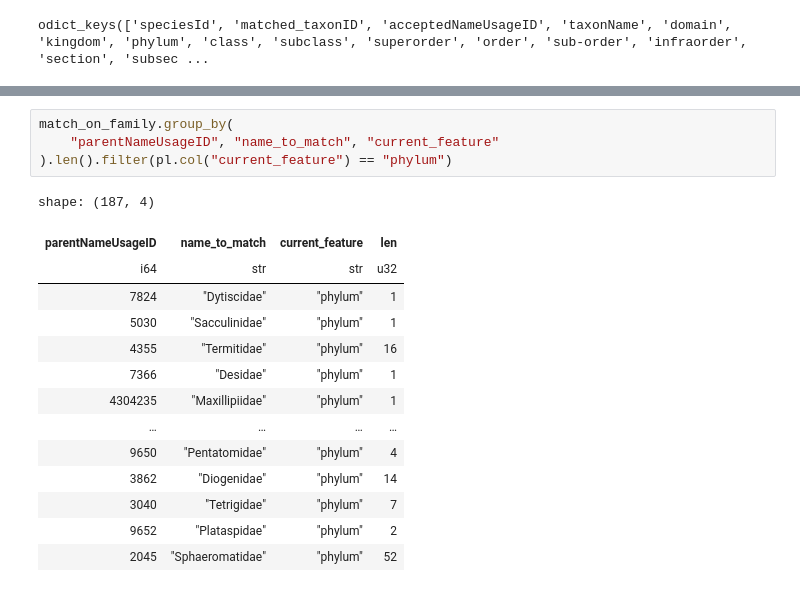
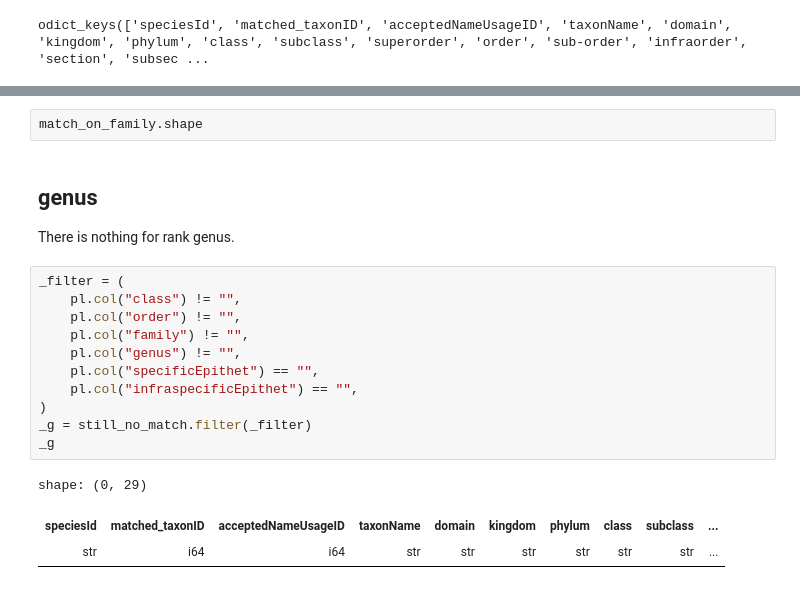
Before and after one commit to roberthobblebottom/lkcnhm_data_wrangling, a Jupyter notebook: __marimo__/more R translation.ipynb, the cells around one changed output, grey strips where cells are left out. Drawn from its saved outputs; the diff is of its cells as text.

```diff
--- a/__marimo__/more R translation.ipynb
+++ b/__marimo__/more R translation.ipynb
@@ -634,19 +531,21 @@ match_on_family = (
+# %%
+match_on_family.shape
+# %% [markdown]
+## genus
+
+There is nothing for rank genus.
 # %%
-match_on_family.group_by(
-    "parentNameUsageID", "name_to_match", "current_feature"
-).len().filter(pl.col("current_feature") == "phylum")
+_filter = (
+    pl.col("class") != "",
+    pl.col("order") != "",
+    pl.col("family") != "",
+    pl.col("genus") != "",
+    pl.col("specificEpithet") == "",
+    pl.col("infraspecificEpithet") == "",
+)
+_g = still_no_match.filter(_filter)
+_g
 # %% [output]
-shape: (187, 4)
+shape: (0, 29)
-| parentNameUsageID | name_to_match | current_feature | len |
-| i64 | str | str | u32 |
-| 7824 | "Dytiscidae" | "phylum" | 1 |
-| 5030 | "Sacculinidae" | "phylum" | 1 |
-| 4355 | "Termitidae" | "phylum" | 16 |
-| 7366 | "Desidae" | "phylum" | 1 |
-| 4304235 | "Maxillipiidae" | "phylum" | 1 |
-| … | … | … | … |
-| 9650 | "Pentatomidae" | "phylum" | 4 |
-| 3862 | "Diogenidae" | "phylum" | 14 |
-| 3040 | "Tetrigidae" | "phylum" | 7 |
-| 9652 | "Plataspidae" | "phylum" | 2 |
-| 2045 | "Sphaeromatidae" | "phylum" | 52 |
+| speciesId | matched_taxonID | acceptedNameUsageID | taxonName | domain | kingdom | phylum | class | subclass | ... |
+| str | i64 | i64 | str | str | str | str | str | str | ... |
```
Also changed, not shown: parts of 74 cells of this notebook, 4 other files.
